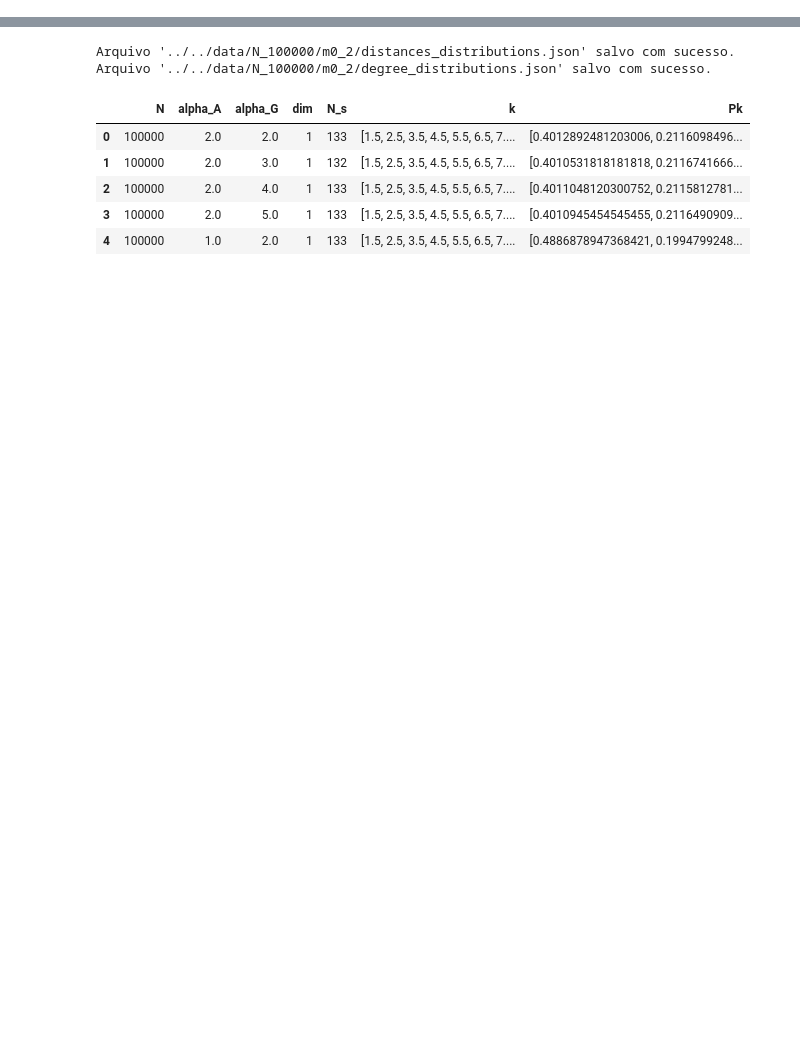
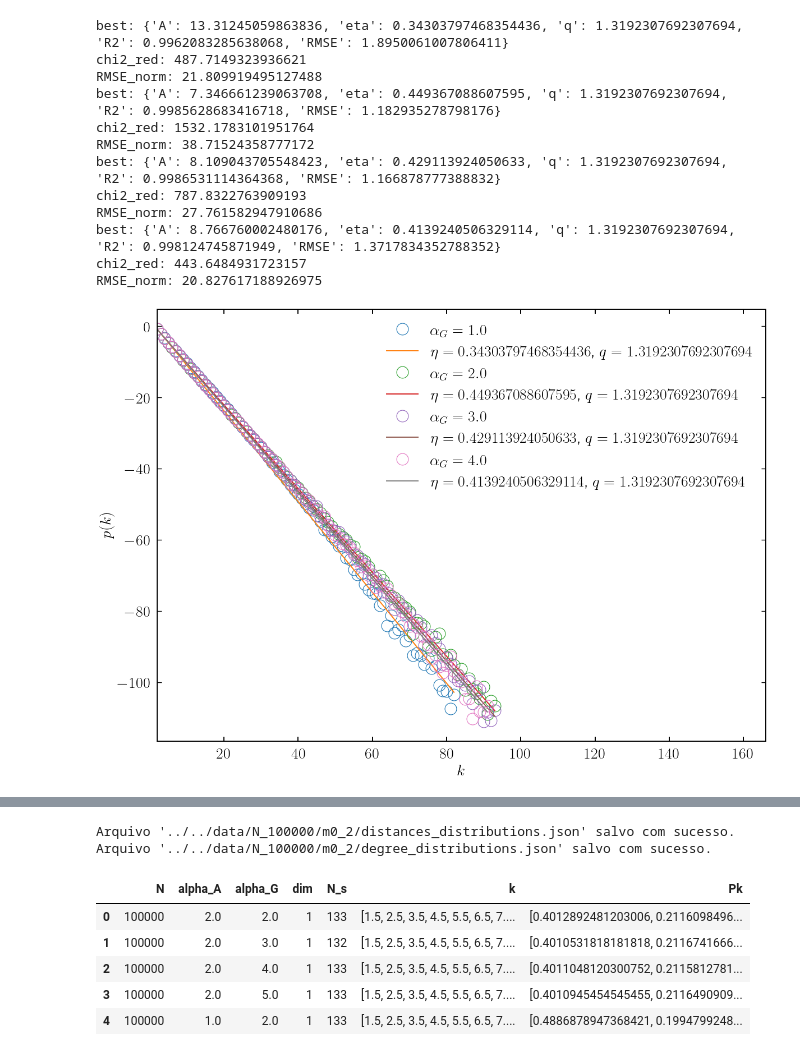
Before and after one commit to JuniorAlencar/SpatialPreferential, a Jupyter notebook: scripts/jupyter/distributions.ipynb, the cells around one changed output, grey strips where cells are left out. Drawn from its saved outputs; the diff is of its cells as text; code cells hidden in the pictures; blank space fills up the shorter version.

```diff
--- a/scripts/jupyter/distributions.ipynb
+++ b/scripts/jupyter/distributions.ipynb
@@ -15,0 +46,62 @@ make_results_folders()
+# %%
+N,m = 10**5, 2
+dim = 2
+alpha_a = 2.0
+alpha_g_lst = [1.0, 2.0, 3.0, 4.0]
+markers = ['o', '^', 'd', "D"]
+mew = 1.4
+lw = 1.4
+ms = 15
+
+for idx, alpha_g in enumerate(alpha_g_lst):
+    df = read_parquet(N, dim, m, alpha_a, alpha_g)
+    df_pool = degree_distribution_pooled(df)
+
+
+    k_sat = find_k_saturation_pooled(df_pool, min_count=200)
+    best_pool = fit_from_pooled_df(df_pool, k_sat=k_sat)
+
+    k = df_pool["k"].to_numpy()
+    pk = df_pool["Pk"].to_numpy()
+    Ntot = int(df_pool["count"].sum())
+
+    best = detect_best_parms(k, pk, k_sat=k_sat)
+    chi2r = chi2_red_lnq(k, pk, best, Ntot=Ntot, k_sat=k_sat)
+    rn = rmse_norm_lnq(k, pk, best, Ntot=Ntot, k_sat=k_sat)
+    print("best:", best)
+    print("chi2_red:", chi2r)
+    print("RMSE_norm:", rn)
+
+    k_fit, pk_fit = normalize_pk_on_support(k, pk, k_sat=k_sat)
+
+    A = best["A"]
+    eta = best["eta"]
+    q = best["q"]
+    eps=1e-12
+    #ksat_pool = max(df_pool['k'])
+    y_obs = ln_q(pk_fit, q, eps=eps)
+    pk_pred = pk_model(k_fit, A, eta, q)
+    y_pred = ln_q(pk_pred, q, eps=eps)
+
+    plt.plot(k_fit, y_obs, "o", ms=ms, mfc="none", label=rf"$\alpha_G = {alpha_g}$")
+    plt.plot(k_fit, y_pred, "-", lw=lw, label=fr"$\eta = {eta}$, $q = {q}$")
+
+plt.xlabel(r"$k$")
+plt.ylabel(r"$p(k)$")
+plt.xlim(k_min, k_max)
+plt.legend()
+plt.show()
+# %% [output]
+best: {'A': 13.31245059863836, 'eta': 0.34303797468354436, 'q': 1.3192307692307694, 'R2': 0.9962083285638068, 'RMSE': 1.8950061007806411}
+chi2_red: 487.7149323936621
+RMSE_norm: 21.809919495127488
+best: {'A': 7.346661239063708, 'eta': 0.449367088607595, 'q': 1.3192307692307694, 'R2': 0.9985628683416718, 'RMSE': 1.182935278798176}
+chi2_red: 1532.1783101951764
+RMSE_norm: 38.71524358777172
+best: {'A': 8.109043705548423, 'eta': 0.429113924050633, 'q': 1.3192307692307694, 'R2': 0.9986531114364368, 'RMSE': 1.166878777388832}
+chi2_red: 787.8322763909193
+RMSE_norm: 27.761582947910686
+best: {'A': 8.766760002480176, 'eta': 0.4139240506329114, 'q': 1.3192307692307694, 'R2': 0.998124745871949, 'RMSE': 1.3717834352788352}
+chi2_red: 443.6484931723157
+RMSE_norm: 20.827617188926975
+[figure, added]
```
Also changed, not shown: parts of 7 cells of this notebook, 7 other files.
